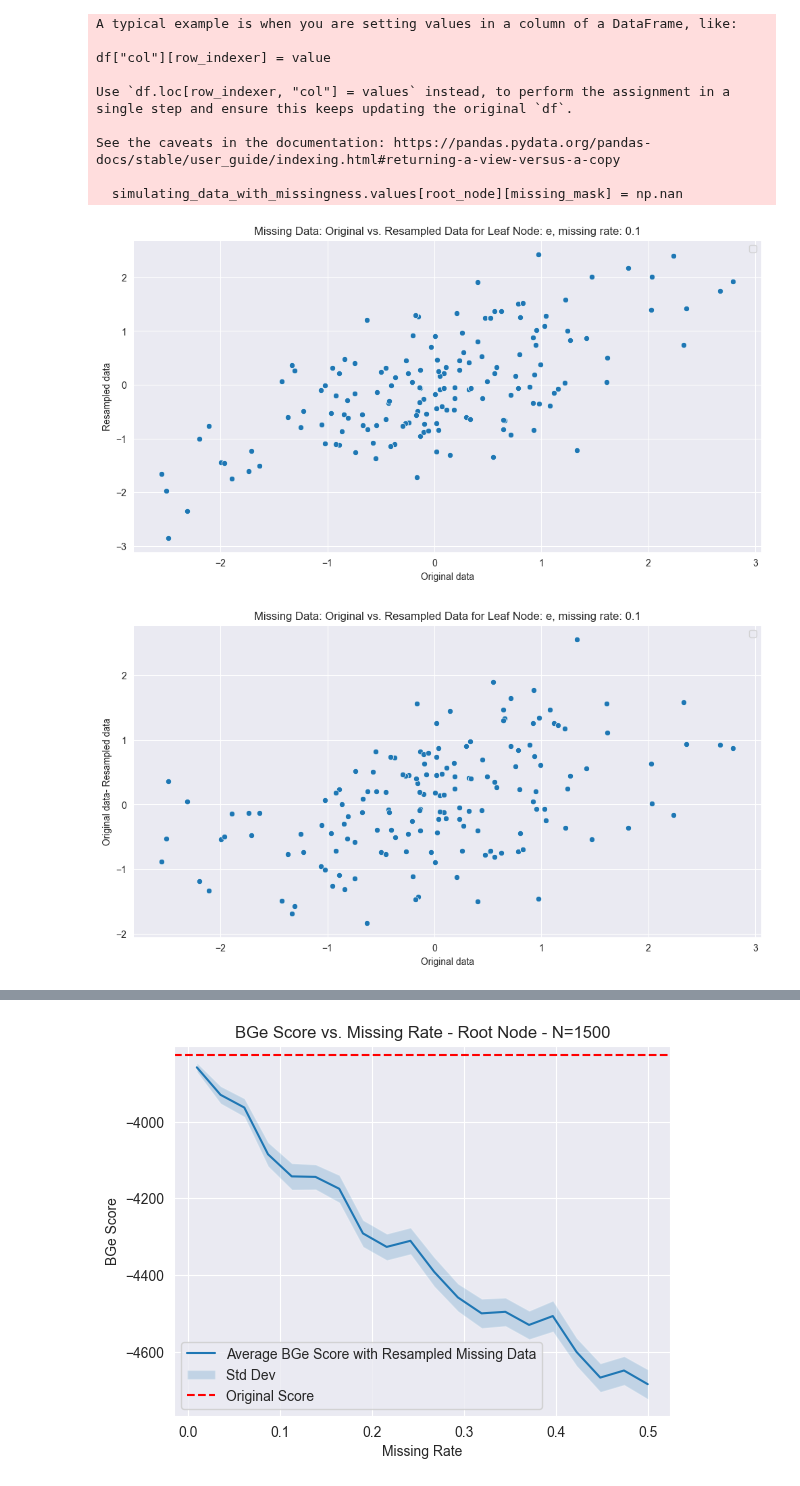
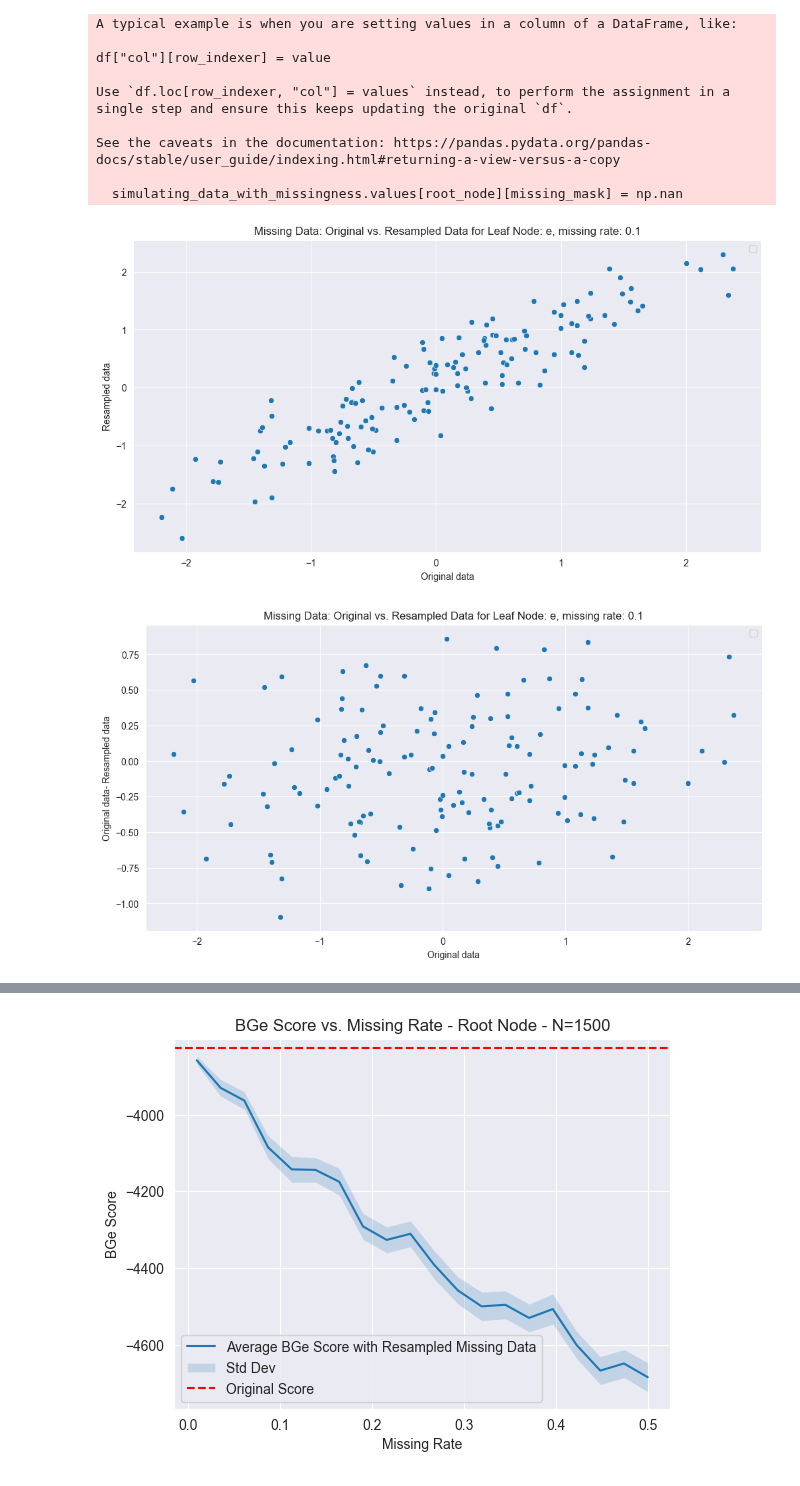
Before and after one commit to human-technology-institute/structure_learning, a Jupyter notebook: examples/test_missingness.ipynb, the cells around one changed output, grey strips where cells are left out. Saved outputs shown, nothing was run; the diff lists cells and outputs as text; code cells hidden in the pictures.

Commit message:
missingness notebook - fixing bug in the assugnment of missing node (prediction of missing node given observed nodes)

```diff
--- a/examples/test_missingness.ipynb
+++ b/examples/test_missingness.ipynb
@@ -332,10 +462,9 @@ def sample_missing_row(row, mu, Sigma, rng=None):
     return row
 # %%
 def sample_missing_values2(
-    data: Data,
-    graph: DAG,
-    models: dict,
-    random_state=None,
+        data: Data,
+        graph: DAG,
+        random_state=None,
 ):
     """
     Sample missing values from node-wise conditional models following
@@ -350,18 +479,6 @@ def sample_missing_values2(
 
     graph : nx.DiGraph
         Directed acyclic graph.
-
-    models : dict
-        Mapping:
-            node -> fitted model
-
-        Each model is expected to provide:
-            model.sample(parent_values, rng=...)
-
-        where parent_values is a DataFrame of shape
-            (n_samples, n_parents)
-
-        For root nodes, parent_values will have zero columns.
 
     random_state : int or None
         Random seed.
@@ -383,19 +500,15 @@ def sample_missing_values2(
     node_order = {node: i for i, node in enumerate(node_order)}
 
 
-    sigma2 = [None]*len(node_order)
-    intercept = [None]*len(node_order)
+    sigma2 = np.zeros(p)
+    intercept = np.zeros(p)
     B = np.zeros((len(node_order), len(node_order)))
 
     # build the covariance matrix using the BGeNode for each node in the graph
     for node, i in node_order.items():
 
         parents = list(graph.find_parents(node))
-        if parents is None:
-            # Root node: no conditioning variables are required.
-            columns_to_sample = [node]
-        else:
-            columns_to_sample = parents + [node]
+        columns_to_sample = parents + [node]
 
         # Only sampling missing data - TODO: missing data per node, should be captured in INIT - keep an empty list if no missing data so easy to continue. keep indices instead?
         missing = data[columns_to_sample].isna().any(axis=1)
@@ -415,8 +528,8 @@ def sample_missing_values2(
 
         params = BGeNode.sample_parameters()
 
-        intercept[i] = params["intercept"]
-        sigma2[i] = params["sigma2"]
+        intercept[i] = np.asarray(params["intercept"]).item()
+        sigma2[i] = np.asarray(params["sigma2"]).item()
         for parent, beta in zip(parents, params["beta"].flatten()):
             B[node_order[parent], i] = beta
 
@@ -431,7 +544,7 @@ def sample_missing_values2(
     Sigma = A_inv @ D @ A_inv.T
 
     # use the mu and Sigma to sample missing values for each row in the data
- # ------------------------------------------------------------
+    # ------------------------------------------------------------
     # Sample missing values row-by-row
     # ------------------------------------------------------------
 
@@ -809,7 +925,7 @@ missing_mask = np.random.rand(*(scaled_data[root_node].shape)) < missing_rate
 simulating_data_with_missingness = scaled_data.__copy__()
 simulating_data_with_missingness.values[root_node][missing_mask] = np.nan
 
-resampled_NAN_data = sample_missing_values2(simulating_data_with_missingness,  synthetic_data.graph, models)
+resampled_NAN_data = sample_missing_values2(simulating_data_with_missingness, synthetic_data.graph)
 # %% [output]
 You are setting values through chained assignment. Currently this works in certain cases, but when using Copy-on-Write (which will become the default behaviour in pandas 3.0) this will never work to u ...
 A typical example is when you are setting values in a column of a DataFrame, like:
@@ -824,28 +940,30 @@ See the caveats in the documentation: https://pandas.pydata.org/pandas-docs/stab
 # %%
 # histogram of the original data and the resampled data for the leaf node - not overlapping
 plt.figure(figsize=(12, 6))
 
-sns.scatterplot(x=scaled_data.values.loc[missing_mask, root_node], y=resampled_NAN_data.values.loc[missing_mask, root_node])
+sns.scatterplot(x=scaled_data.values.loc[missing_mask, root_node],
+                y=resampled_NAN_data.values.loc[missing_mask, root_node])
 
 plt.title(f'Missing Data: Original vs. Resampled Data for Leaf Node: {root_node}, missing rate: {missing_rate}')
 plt.xlabel('Original data')
 plt.ylabel('Resampled data')
 plt.legend()
 plt.show()
 
 plt.figure(figsize=(12, 6))
 
 sns.scatterplot(x=scaled_data.values.loc[missing_mask, root_node],
-                y=scaled_data.values.loc[missing_mask, root_node] - resampled_NAN_data.values.loc[missing_mask, root_node])
+                y=scaled_data.values.loc[missing_mask, root_node] - resampled_NAN_data.values.loc[
+                    missing_mask, root_node])
 
 plt.title(f'Missing Data: Original vs. Resampled Data for Leaf Node: {root_node}, missing rate: {missing_rate}')
 plt.xlabel('Original data')
 plt.ylabel('Original data- Resampled data')
 plt.legend()
 plt.show()
 # %% [output]
-[figure, old version]
+[figure, new version]
-[figure, old version]
+[figure, new version]
 # %%
 
 bge_avg = []
```
Also changed, not shown: parts of 22 cells of this notebook.
